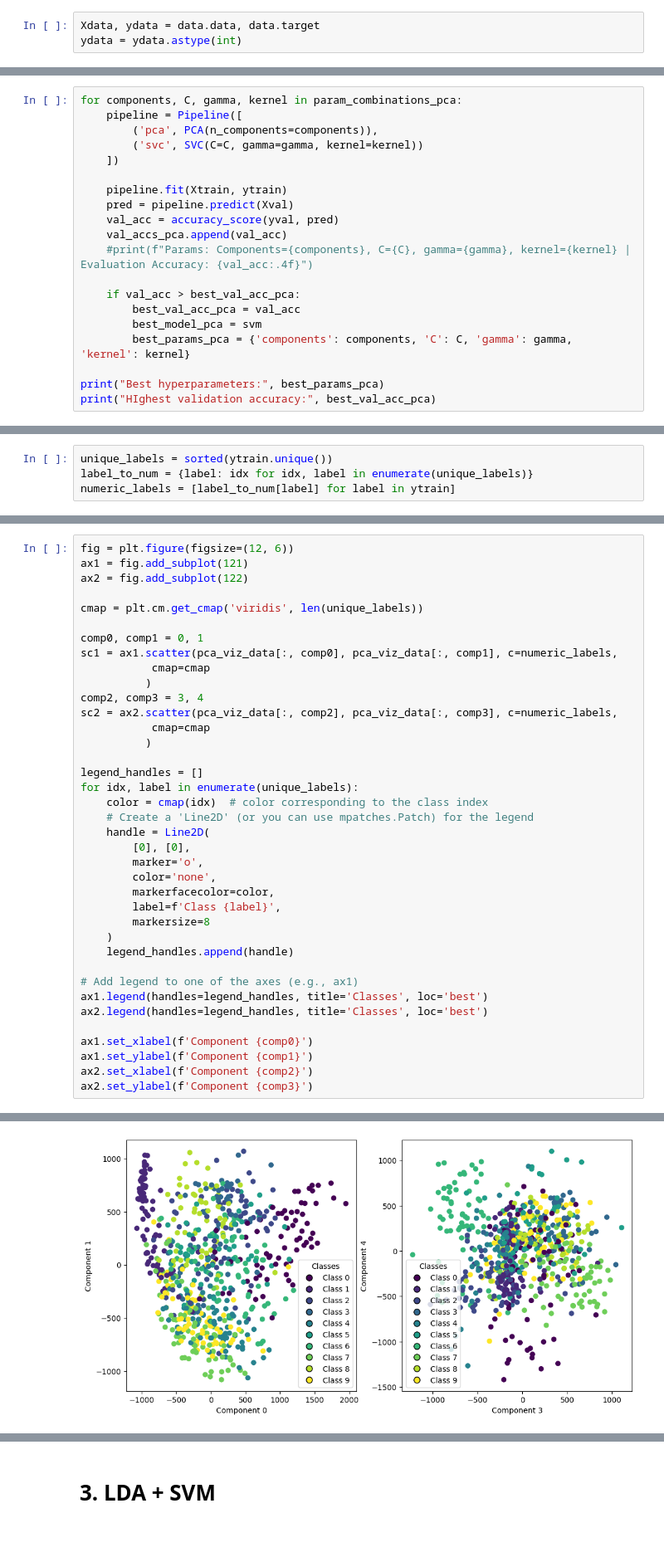
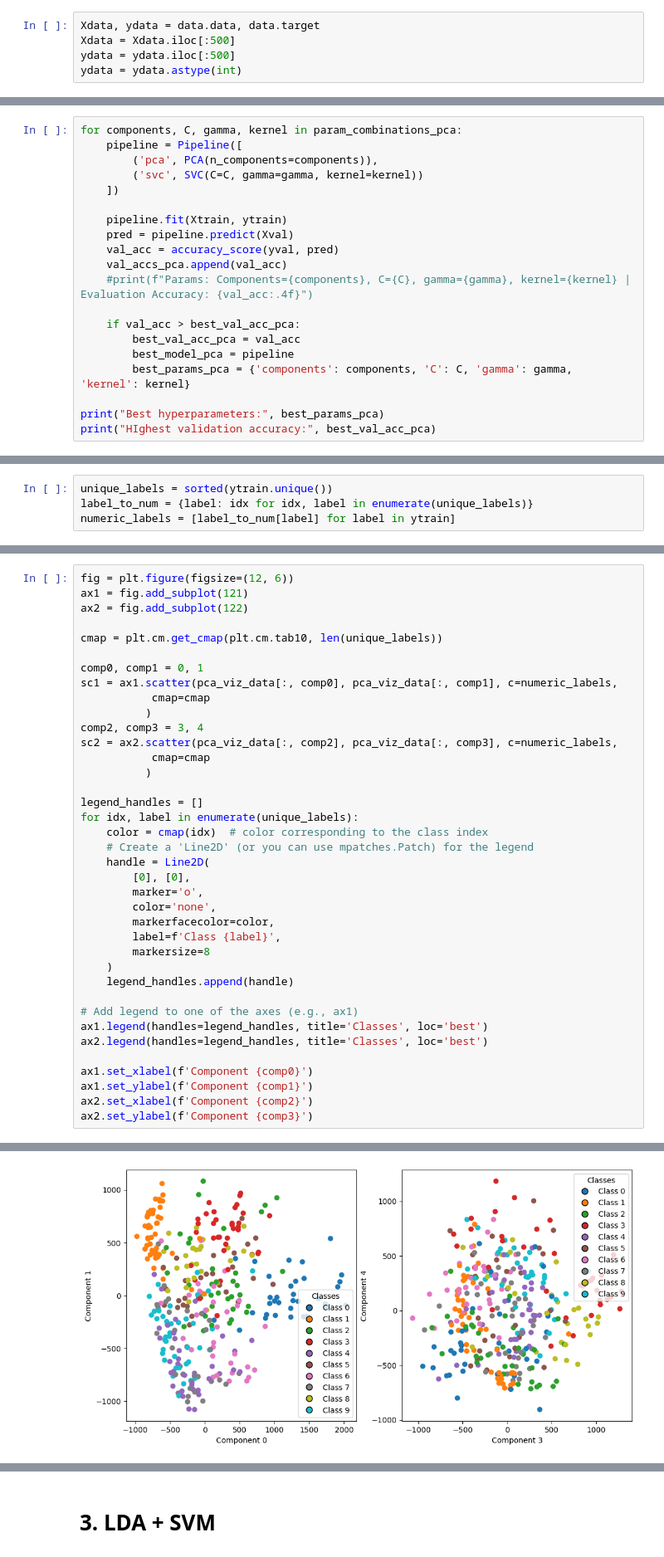
Before and after one commit to pribylr/ml-svm, a Jupyter notebook: svm.ipynb, the cells around one changed output, grey strips where cells are left out. Shown: that part at 83% size. Saved outputs shown, nothing was run; the diff lists cells and outputs as text.

```diff
--- a/svm.ipynb
+++ b/svm.ipynb
@@ -15,6 +15,8 @@ from matplotlib.lines import Line2D
 data = fetch_openml('mnist_784', version=1)
 # %%
 Xdata, ydata = data.data, data.target
+Xdata = Xdata.iloc[:500]
+ydata = ydata.iloc[:500]
 ydata = ydata.astype(int)
 # %%
 Xtrain, Xtemp, ytrain, ytemp = train_test_split(Xdata, ydata, test_size=0.3, random_state=42, stratify=ydata)
@@ -127,7 +129,7 @@ for components, C, gamma, kernel in param_combinations_pca:
 
     if val_acc > best_val_acc_pca:
         best_val_acc_pca = val_acc
-        best_model_pca = svm
+        best_model_pca = pipeline
         best_params_pca = {'components': components, 'C': C, 'gamma': gamma, 'kernel': kernel}
 
 print("Best hyperparameters:", best_params_pca)
@@ -148,7 +150,7 @@ fig = plt.figure(figsize=(12, 6))
 ax1 = fig.add_subplot(121)
 ax2 = fig.add_subplot(122)
 
-cmap = plt.cm.get_cmap('viridis', len(unique_labels))
+cmap = plt.cm.get_cmap(plt.cm.tab10, len(unique_labels))
 
 comp0, comp1 = 0, 1
 sc1 = ax1.scatter(pca_viz_data[:, comp0], pca_viz_data[:, comp1], c=numeric_labels,
@@ -156,31 +158,31 @@ sc1 = ax1.scatter(pca_viz_data[:, comp0], pca_viz_data[:, comp1], c=numeric_labe
           )
 comp2, comp3 = 3, 4
 sc2 = ax2.scatter(pca_viz_data[:, comp2], pca_viz_data[:, comp3], c=numeric_labels,
            cmap=cmap
           )
 
 legend_handles = []
 for idx, label in enumerate(unique_labels):
     color = cmap(idx)  # color corresponding to the class index
     # Create a 'Line2D' (or you can use mpatches.Patch) for the legend
     handle = Line2D(
         [0], [0],
         marker='o',
         color='none',
         markerfacecolor=color,
         label=f'Class {label}',
         markersize=8
     )
     legend_handles.append(handle)
 
 # Add legend to one of the axes (e.g., ax1)
 ax1.legend(handles=legend_handles, title='Classes', loc='best')
 ax2.legend(handles=legend_handles, title='Classes', loc='best')
 
 ax1.set_xlabel(f'Component {comp0}')
 ax1.set_ylabel(f'Component {comp1}')
 ax2.set_xlabel(f'Component {comp2}')
 ax2.set_ylabel(f'Component {comp3}')
 # %% [output]
 Text(0, 0.5, 'Component 4')
-[figure, old version]
+[figure, new version]
```
Also changed, not shown: parts of 16 cells of this notebook.
